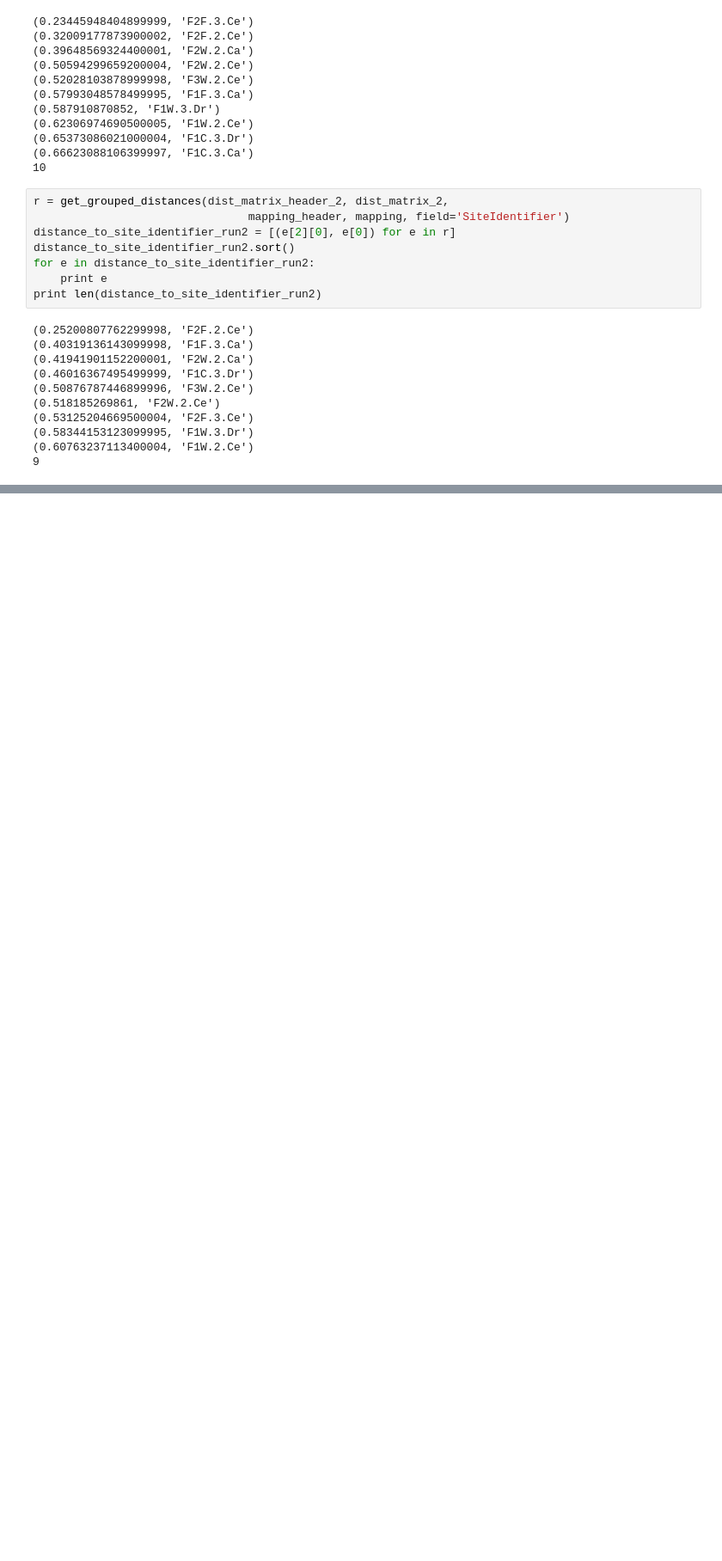
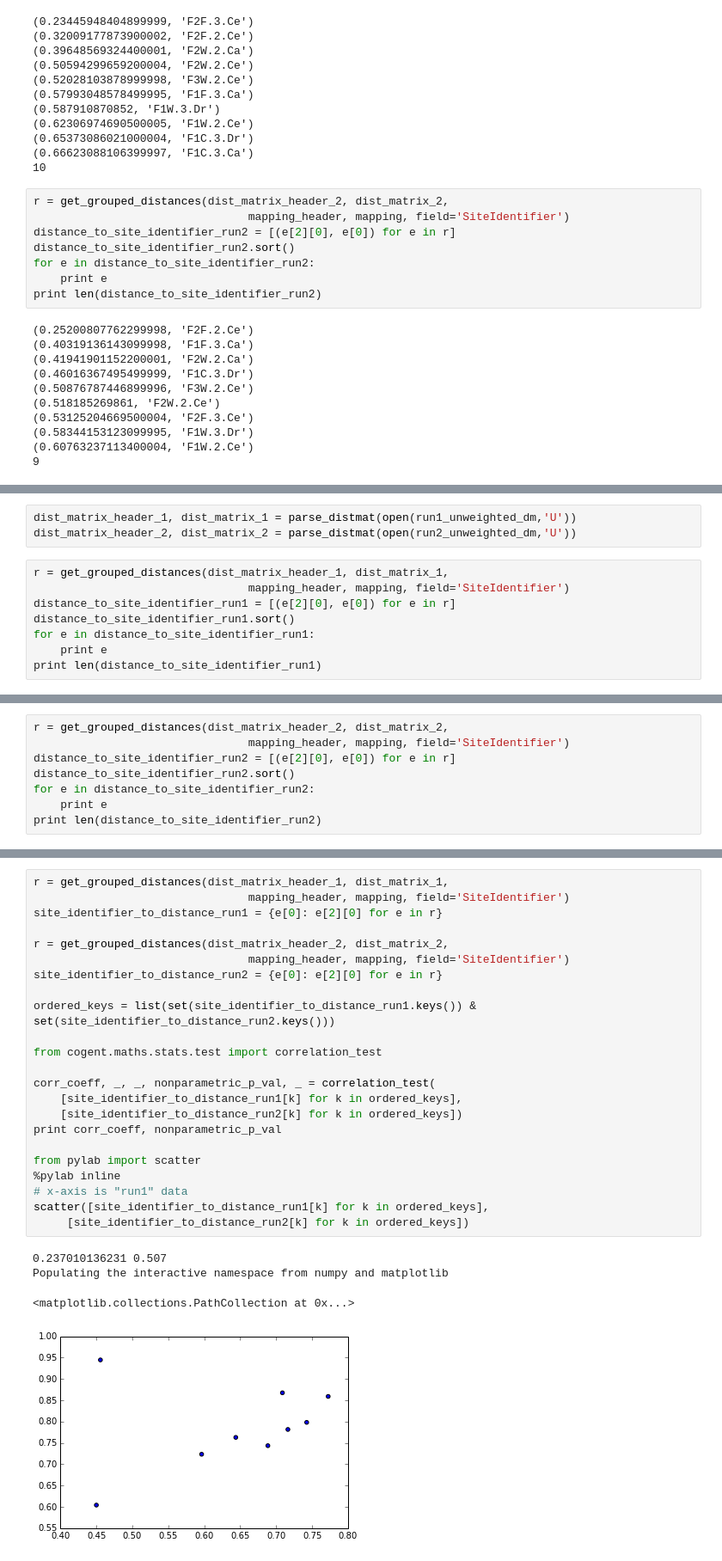
Before and after one commit to gregcaporaso/sloan-office-r2r-variation, a Jupyter notebook: sample-resequencing-choice.ipynb, the cells around one changed output, grey strips where cells are left out. Shown: that part at 86% size. Saved outputs shown, nothing was run; the diff lists cells and outputs as text; blank space fills up the shorter version.

Commit message:
added another round of data

```diff
--- a/sample-resequencing-choice.ipynb
+++ b/sample-resequencing-choice.ipynb
@@ -438,0 +464,11 @@ bdiv_mcfrac00005_even3298/unweighted_unifrac_original_otu_table_full_mcfrac00005
+# %%
+dist_matrix_header_1, dist_matrix_1 = parse_distmat(open(run1_unweighted_dm,'U'))
+dist_matrix_header_2, dist_matrix_2 = parse_distmat(open(run2_unweighted_dm,'U'))
+# %%
+r = get_grouped_distances(dist_matrix_header_1, dist_matrix_1,
+                                mapping_header, mapping, field='SiteIdentifier')
+distance_to_site_identifier_run1 = [(e[2][0], e[0]) for e in r]
+distance_to_site_identifier_run1.sort()
+for e in distance_to_site_identifier_run1:
+    print e
+print len(distance_to_site_identifier_run1)
@@ -438,0 +487,8 @@ bdiv_mcfrac00005_even3298/unweighted_unifrac_original_otu_table_full_mcfrac00005
+# %%
+r = get_grouped_distances(dist_matrix_header_2, dist_matrix_2,
+                                mapping_header, mapping, field='SiteIdentifier')
+distance_to_site_identifier_run2 = [(e[2][0], e[0]) for e in r]
+distance_to_site_identifier_run2.sort()
+for e in distance_to_site_identifier_run2:
+    print e
+print len(distance_to_site_identifier_run2)
@@ -438,0 +513,28 @@ bdiv_mcfrac00005_even3298/unweighted_unifrac_original_otu_table_full_mcfrac00005
+# %%
+r = get_grouped_distances(dist_matrix_header_1, dist_matrix_1,
+                                mapping_header, mapping, field='SiteIdentifier')
+site_identifier_to_distance_run1 = {e[0]: e[2][0] for e in r}
+
+r = get_grouped_distances(dist_matrix_header_2, dist_matrix_2,
+                                mapping_header, mapping, field='SiteIdentifier')
+site_identifier_to_distance_run2 = {e[0]: e[2][0] for e in r}
+
+ordered_keys = list(set(site_identifier_to_distance_run1.keys()) & set(site_identifier_to_distance_run2.keys()))
+
+from cogent.maths.stats.test import correlation_test
+
+corr_coeff, _, _, nonparametric_p_val, _ = correlation_test(
+    [site_identifier_to_distance_run1[k] for k in ordered_keys],
+    [site_identifier_to_distance_run2[k] for k in ordered_keys])
+print corr_coeff, nonparametric_p_val
+
+from pylab import scatter
+%pylab inline
+# x-axis is "run1" data
+scatter([site_identifier_to_distance_run1[k] for k in ordered_keys],
+     [site_identifier_to_distance_run2[k] for k in ordered_keys])
+# %% [output]
+0.237010136231 0.507
+Populating the interactive namespace from numpy and matplotlib
+<matplotlib.collections.PathCollection at 0x...>
+[figure, added]
```
Also changed, not shown: parts of 21 cells of this notebook, 4 other files.
